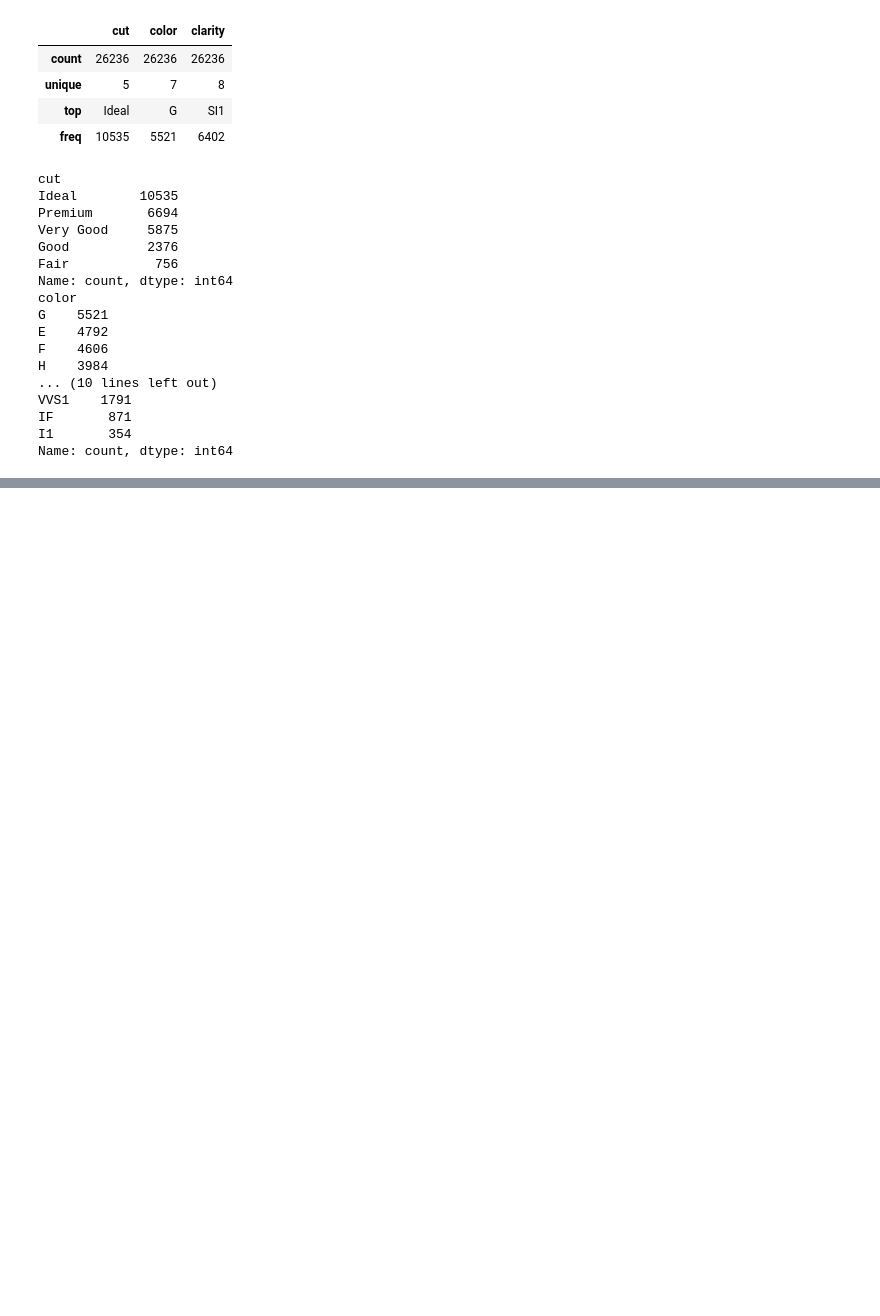
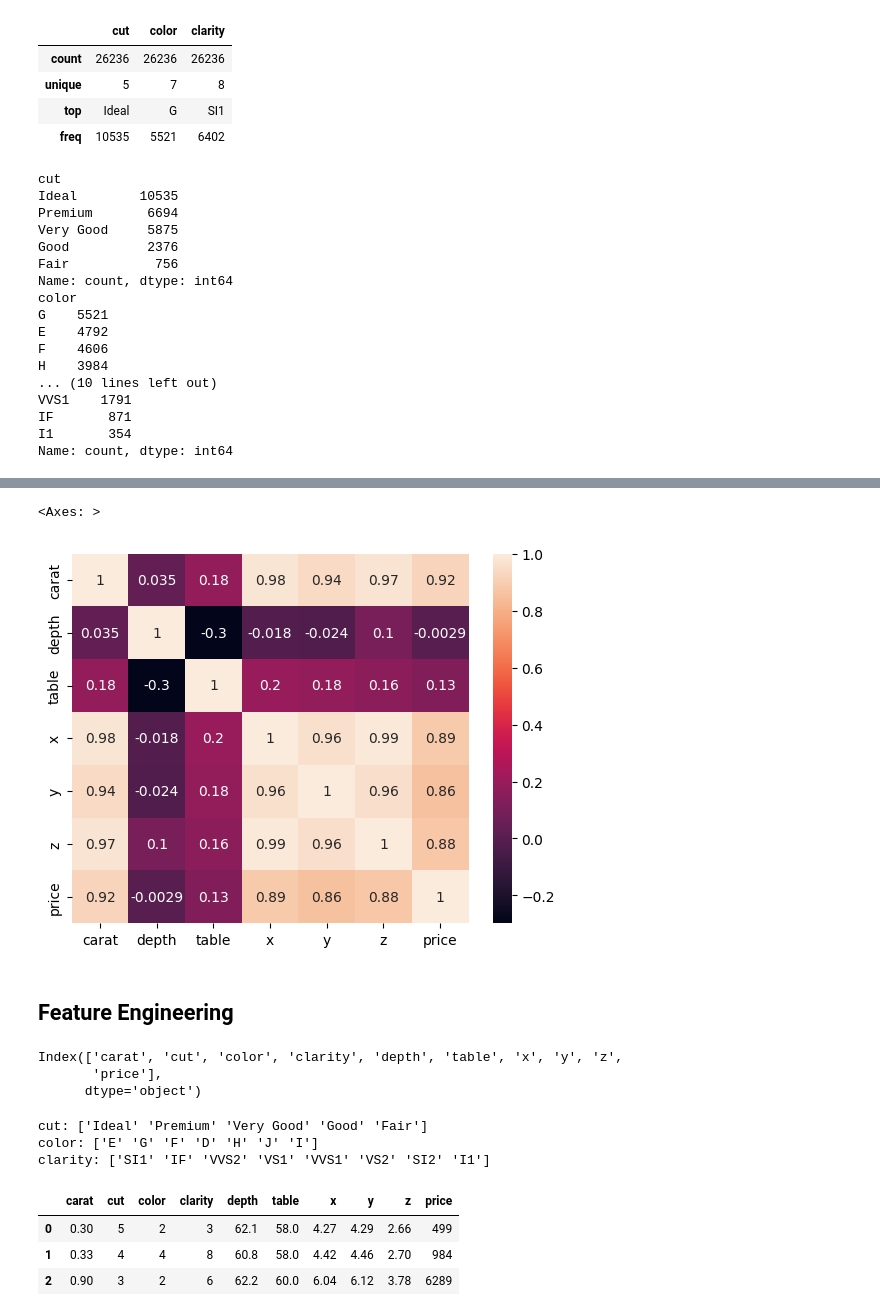
Before and after one commit to lintosunny/Diamond_Price_Prediction, a Jupyter notebook: notebooks/research.ipynb, the cells around one changed output, grey strips where cells are left out. Drawn from its saved outputs; the diff is of its cells as text; code cells hidden in the pictures; blank space fills up the shorter version.

Commit message:
Updated the encoding code

```diff
--- a/notebooks/research.ipynb
+++ b/notebooks/research.ipynb
@@ -137,0 +167,37 @@ Name: count, dtype: int64
+# %%
+sns.heatmap(data[num_col].corr(), annot=True)
+# %% [output]
+<Axes: >
+[figure, added]
+# %% [markdown]
+## **Feature Engineering**
+# %%
+data.columns
+# %% [output]
+Index(['carat', 'cut', 'color', 'clarity', 'depth', 'table', 'x', 'y', 'z',
+       'price'],
+      dtype='object')
+# %%
+# Encoding
+for col in cat_col:
+    print(f"{col}: {data[col].unique()}")
+# %% [output]
+cut: ['Ideal' 'Premium' 'Very Good' 'Good' 'Fair']
+color: ['E' 'G' 'F' 'D' 'H' 'J' 'I']
+clarity: ['SI1' 'IF' 'VVS2' 'VS1' 'VVS1' 'VS2' 'SI2' 'I1']
+# %%
+# ordinal encoding
+cut_map = {'Ideal':5, 'Premium':4, 'Very Good':3, 'Good':2, 'Fair':1}
+clarity_map = {'SI1':3, 'IF':8, 'VVS2':6, 'VS1':5, 'VVS1':7, 'VS2':4, 'SI2':2, 'I1':1}
+color_map = {'E':2, 'G':4, 'F':3, 'D':1, 'H':5, 'J':7, 'I':6}
+
+data['cut'] = data['cut'].map(cut_map)
+data['clarity'] = data['clarity'].map(clarity_map)
+data['color'] = data['color'].map(color_map)
+
+data.head(3)
+# %% [output]
+|  | carat | cut | color | clarity | depth | table | x | y | z | price |
+| 0 | 0.30 | 5 | 2 | 3 | 62.1 | 58.0 | 4.27 | 4.29 | 2.66 | 499 |
+| 1 | 0.33 | 4 | 4 | 8 | 60.8 | 58.0 | 4.42 | 4.46 | 2.70 | 984 |
+| 2 | 0.90 | 3 | 2 | 6 | 62.2 | 60.0 | 6.04 | 6.12 | 3.78 | 6289 |
```
Also changed, not shown: parts of 7 cells of this notebook, 1 other file.
